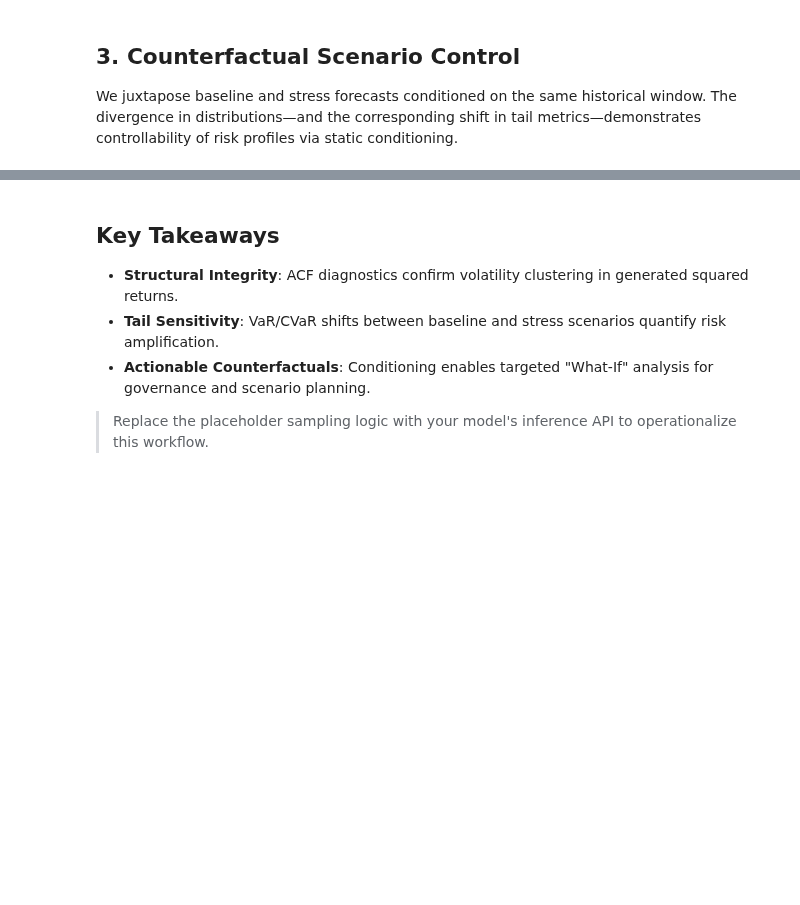
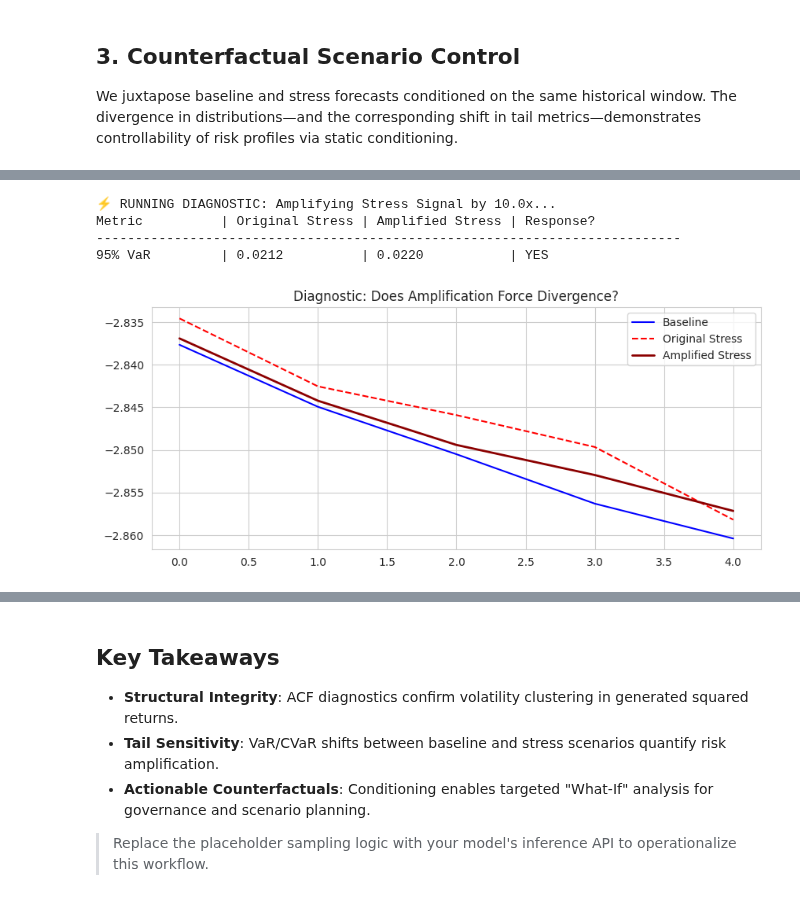
Before and after one commit to Land-Walker/FinD_Generator, a Jupyter notebook: FinD_Generator/notebooks/scenario_stress_demo.ipynb, the cells around one changed output, grey strips where cells are left out. Saved outputs shown, nothing was run; the diff lists cells and outputs as text; code cells hidden in the pictures; blank space fills up the shorter version.

```diff
--- a/FinD_Generator/notebooks/scenario_stress_demo.ipynb
+++ b/FinD_Generator/notebooks/scenario_stress_demo.ipynb
@@ -220,0 +309,51 @@ plt.show()
+# %%
+# ====================================================
+# RESEARCH DIAGNOSTIC: Amplified Conditioning
+# ====================================================
+# We manually amplify the High Vol signal to test architecture flow.
+
+AMPLIFICATION_FACTOR = 10.0
+
+print(f"⚡ RUNNING DIAGNOSTIC: Amplifying Stress Signal by {AMPLIFICATION_FACTOR}x...")
+
+# 1. Clone and Amplify
+cond_static_stress_amp = cond_static_stress.clone()
+# Assuming the "High Vol" index is active in this tensor, we multiply the whole tensor
+# or specific active indices. Since we encoded it previously, we scale it directly.
+cond_static_stress_amp = cond_static_stress_amp * AMPLIFICATION_FACTOR
+
+# 2. Resample
+with torch.no_grad():
+    stress_amp_samples = predictor.sample_autoregressive(
+        x_hist=x_hist,
+        cond_dynamic=cond_dynamic,
+        cond_static=cond_static_stress_amp,
+        num_samples=num_samples,
+        sampling_strategy="masked_step",
+    )
+
+# 3. Process
+stress_amp_df = stress_amp_samples.mean(dim=-1).squeeze(1).cpu().numpy().T
+stress_amp_scenarios = pd.DataFrame(stress_amp_df)
+
+# 4. Compare Metrics
+amp_var, amp_cvar, _ = calculate_var_cvar(stress_amp_scenarios)
+
+print(f"{'Metric':<15} | {'Original Stress':<15} | {'Amplified Stress':<15} | {'Response?'}")
+print("-" * 75)
+print(f"{'95% VaR':<15} | {stress_var:.4f}          | {amp_var:.4f}           | {'YES' if amp_var > stress_var else 'NO'}")
+
+# 5. Visual Check
+plt.figure(figsize=(10, 4))
+plt.plot(baseline_scenarios.median(axis=1), label='Baseline', color='blue')
+plt.plot(stress_scenarios.median(axis=1), label='Original Stress', color='red', linestyle='--')
+plt.plot(stress_amp_scenarios.median(axis=1), label='Amplified Stress', color='darkred', linewidth=2)
+plt.title("Diagnostic: Does Amplification Force Divergence?")
+plt.legend()
+plt.show()
+# %% [output]
+⚡ RUNNING DIAGNOSTIC: Amplifying Stress Signal by 10.0x...
+Metric          | Original Stress | Amplified Stress | Response?
+---------------------------------------------------------------------------
+95% VaR         | 0.0212          | 0.0220           | YES
+[figure, added]
```
Also changed, not shown: parts of 9 cells of this notebook, 3 other files.
